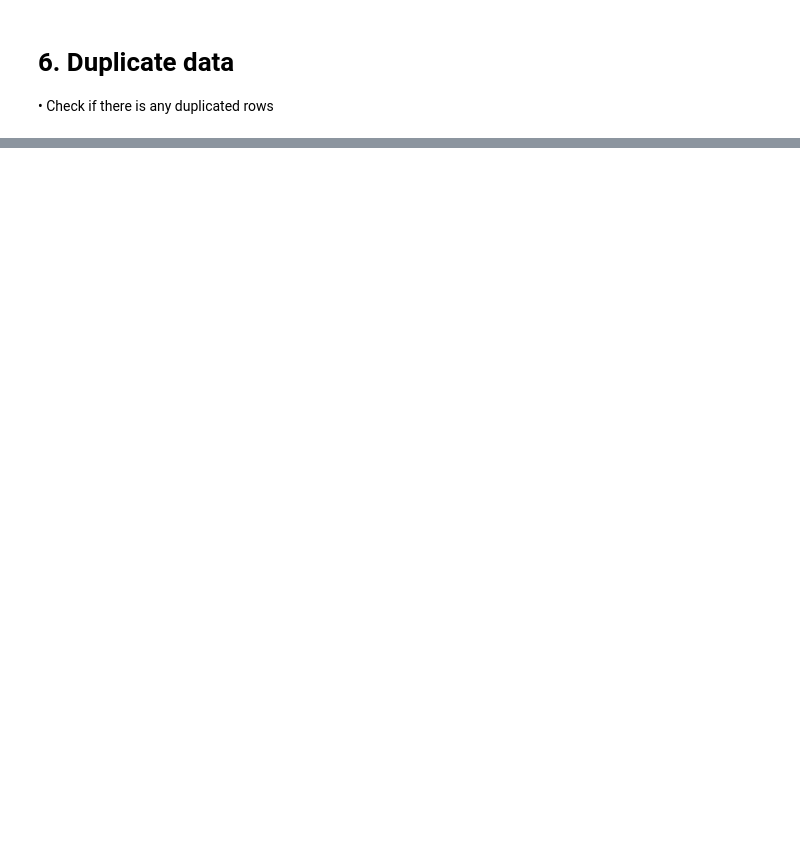
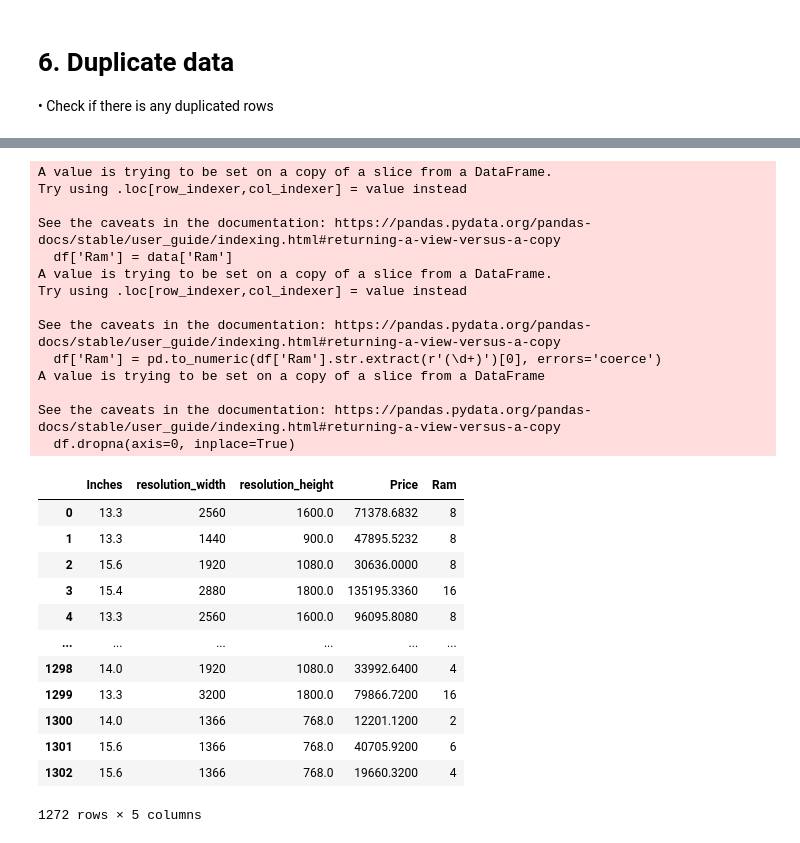
Before and after one commit to t1ww/AI-for-SE, a Jupyter notebook: LAB09/LAB09_preprocessing_652115013_inclass.ipynb, the cells around one changed output, grey strips where cells are left out. Saved outputs shown, nothing was run; the diff lists cells and outputs as text; code cells hidden in the pictures; blank space fills up the shorter version.

```diff
--- a/LAB09/LAB09_preprocessing_652115013_inclass.ipynb
+++ b/LAB09/LAB09_preprocessing_652115013_inclass.ipynb
@@ -216,0 +274,18 @@ KeyError: "['screenW', 'screenH'] not in index"
+# %%
+# fixes
+df.dropna(axis=0, inplace=True)
+
+from sklearn import linear_model
+x = df[["Inches", "resolution_width", "resolution_height"]] # multiple variables as X
+y = df['Price']
+# with sklearn
+regr = linear_model.LinearRegression()
+regr.fit(x, y)
+print('Intercept: \n', regr.intercept_)
+print('Coefficients: \n', regr.coef_)
+# with statsmodels
+x = sm.add_constant(x) # adding a constant
+model = sm.OLS(y, x).fit()
+predictions = model.predict(x)
+print_model = model.summary()
+print(print_model)
@@ -217 +345,35 @@ KeyError: "['screenW', 'screenH'] not in index"
+# %%
+# choose data
+df['Ram'] = data['Ram']
+df['Ram'] = pd.to_numeric(df['Ram'].str.extract(r'(\d+)')[0], errors='coerce')
+df.dropna(axis=0, inplace=True)
+df
+# %% [output]
+A value is trying to be set on a copy of a slice from a DataFrame.
+Try using .loc[row_indexer,col_indexer] = value instead
+
+See the caveats in the documentation: https://pandas.pydata.org/pandas-docs/stable/user_guide/indexing.html#returning-a-view-versus-a-copy
+  df['Ram'] = data['Ram']
+A value is trying to be set on a copy of a slice from a DataFrame.
+Try using .loc[row_indexer,col_indexer] = value instead
+
+See the caveats in the documentation: https://pandas.pydata.org/pandas-docs/stable/user_guide/indexing.html#returning-a-view-versus-a-copy
+  df['Ram'] = pd.to_numeric(df['Ram'].str.extract(r'(\d+)')[0], errors='coerce')
+A value is trying to be set on a copy of a slice from a DataFrame
+
+See the caveats in the documentation: https://pandas.pydata.org/pandas-docs/stable/user_guide/indexing.html#returning-a-view-versus-a-copy
+  df.dropna(axis=0, inplace=True)
+|  | Inches | resolution_width | resolution_height | Price | Ram |
+| 0 | 13.3 | 2560 | 1600.0 | 71378.6832 | 8 |
+| 1 | 13.3 | 1440 | 900.0 | 47895.5232 | 8 |
+| 2 | 15.6 | 1920 | 1080.0 | 30636.0000 | 8 |
+| 3 | 15.4 | 2880 | 1800.0 | 135195.3360 | 16 |
+| 4 | 13.3 | 2560 | 1600.0 | 96095.8080 | 8 |
+| ... | ... | ... | ... | ... | ... |
+| 1298 | 14.0 | 1920 | 1080.0 | 33992.6400 | 4 |
+| 1299 | 13.3 | 3200 | 1800.0 | 79866.7200 | 16 |
+| 1300 | 14.0 | 1366 | 768.0 | 12201.1200 | 2 |
+| 1301 | 15.6 | 1366 | 768.0 | 40705.9200 | 6 |
+| 1302 | 15.6 | 1366 | 768.0 | 19660.3200 | 4 |
+1272 rows × 5 columns
 # %%
```
Also changed, not shown: parts of 12 cells of this notebook.
